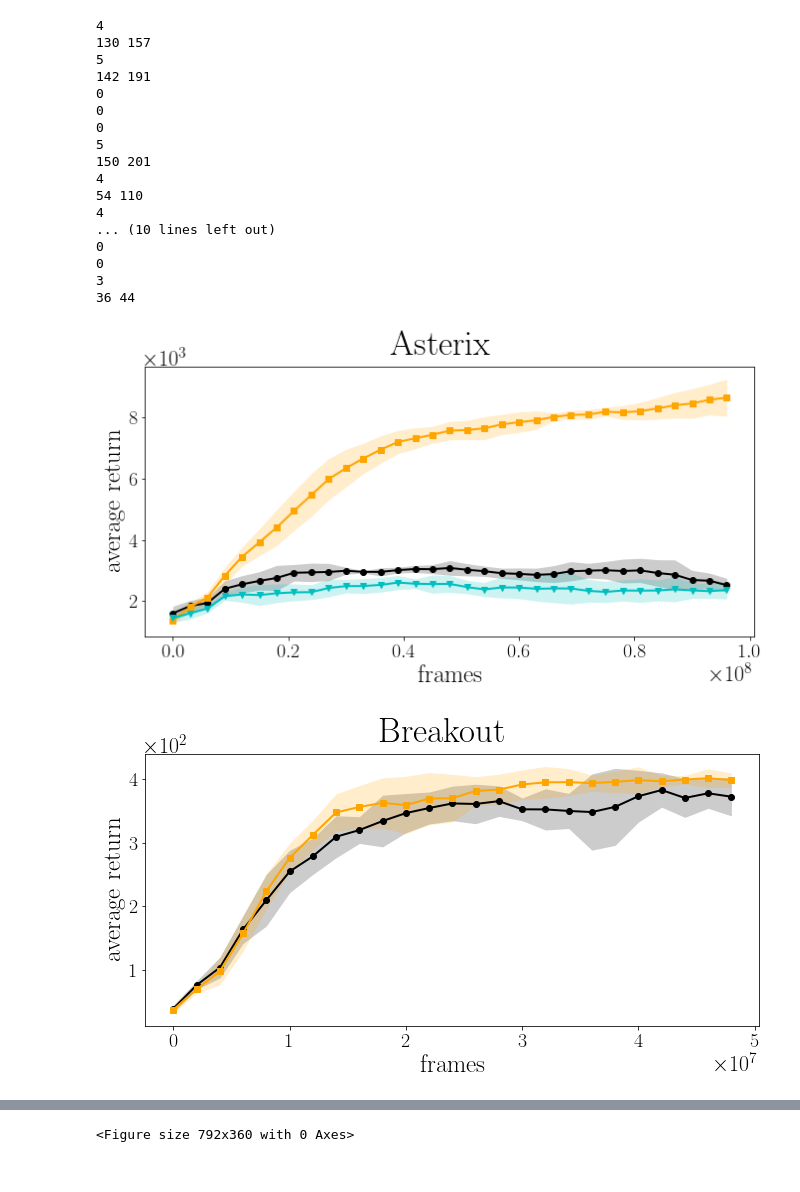
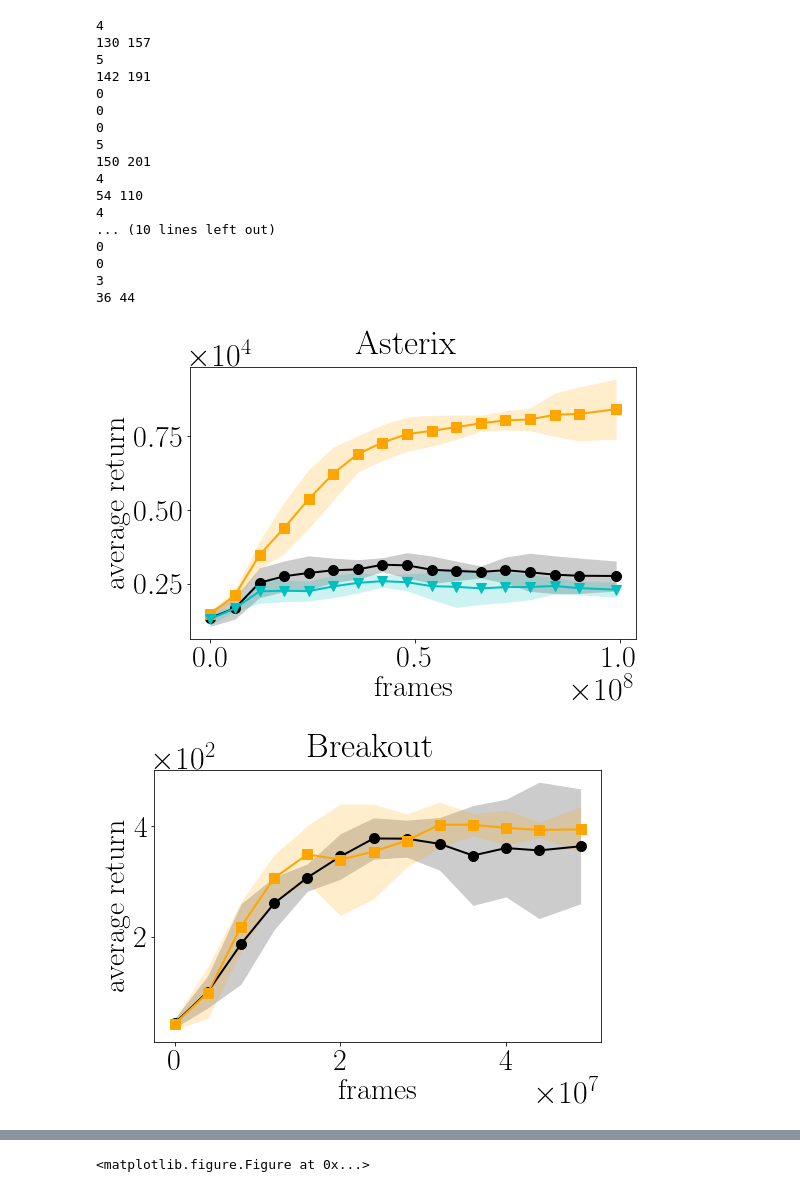
Before and after one commit to albertometelli/weightedDQN, a Jupyter notebook: dqn/atari/res_2/notebook.ipynb, the cells around one changed output, grey strips where cells are left out. Saved outputs shown, nothing was run; the diff lists cells and outputs as text; code cells hidden in the pictures.

```diff
--- a/dqn/atari/res_2/notebook.ipynb
+++ b/dqn/atari/res_2/notebook.ipynb
@@ -15,9 +15,9 @@ plt.style.use('default')
 plt.rc('font', family='serif')
 plt.rc('text', usetex=True)
 
-LEGEND_FONT_SIZE = 15
-AXIS_FONT_SIZE = 25
-TICKS_FONT_SIZE = 20
+LEGEND_FONT_SIZE = 25
+AXIS_FONT_SIZE = 30
+TICKS_FONT_SIZE = 30
 TITLE_FONT_SIZE = 35
 figs = []
 %matplotlib inline
@@ -73,7 +73,8 @@ def plot_ci(xs, ys, conf, n, xlabel=None, ylabel=None, label=None, ax=None, **kw
         all_x = xs
         all_ys = ys
         pred_x = xs
-    N = n
+    #N = n
+    N = 3
     for i in range(all_ys.shape[0]):
         all_ys[i] = running_mean(all_ys[i], N)
 
@@ -150,14 +151,14 @@ alg_to_double_vec ={
         'boot':['True']
 }
 
-conf = 0.95
-subsample = [3,2,1]
+conf = 0.9
+subsample = [6,4,2]
 legend_labels = []
 legend_colors = []
 legend_markers = []
 limits=[(-40,-10),(-10000,80000)]
 for e,env in enumerate(environments):
-    fig, ax = plt.subplots(1, 1, figsize=(11, 5))
+    fig, ax = plt.subplots(1, 1, figsize=(8, 5))
     fig.suptitle(env, fontsize=TITLE_FONT_SIZE)
     i = 0
     for j, alg in enumerate(algorithms):
@@ -195,43 +196,46 @@ for e,env in enumerate(environments):
                     cum_reward_test = np.stack(res)
                     #print(cum_reward_test)
                     indexes = [i*subsample[e] for i in range(len(timesteps) // subsample[e])]
+                    indexes.append(len(timesteps)-1)
 
 
                     ax = plot_ci(timesteps[indexes],cum_reward_test[:, indexes], conf,
-                                5, xlabel='frames', ylabel='average return', label=alg_to_label[alg]+"-"+u ,
-                                 ax=ax, linewidth=2.0, linestyle=ls[0], color=col[i], marker=markers[i])
+                                3, xlabel='frames', ylabel='average return', label=alg_to_label[alg] ,
+                                 ax=ax, linewidth=2.0, linestyle=ls[0], color=col[i], marker=markers[i], markersize=10)
+                    if e == 2:
+                        ax.legend(loc='lower right', fontsize=25, ncol=2)
                     #ax.set_ylim(limits[e])
 
                     i += 1
     #lgd=fig.legend(loc='center right',
      #                     ncol=1, fancybox=True, shadow=True,bbox_to_anchor=(0.8,1))
 
     fig.savefig(env+".pdf",format='pdf', bbox_inches='tight')#,bbox_extra_artists=(lgd,<)
 
 fig = plt.figure(figsize=(11, 5))
 patches = [ mlines.Line2D([], [], color=legend_colors[i], marker=legend_markers[i],
                           label=legend_labels[i])  for i in range(len(legend_labels)) ]
 
 lgd=fig.legend( patches, legend_labels, ncol=6,
            loc='center')
 fig.savefig('atari-legend.pdf',format='pdf',bbox_extra_artists=(lgd,), bbox_inches='tight')
 # %% [output]
 4
 130 157
 5
 142 191
 0
 0
 0
 5
 150 201
 4
 54 110
 4
 ... (10 lines left out)
 0
 0
 3
 36 44
-[figure, old version]
+[figure, new version]
-[figure, old version]
+[figure, new version]
@@ -239 +243 @@ fig.savefig('atari-legend.pdf',format='pdf',bbox_extra_artists=(lgd,), bbox_inch
-<Figure size 792x360 with 0 Axes>
+<matplotlib.figure.Figure at 0x...>
```
Also changed, not shown: parts of 1 cell of this notebook.
